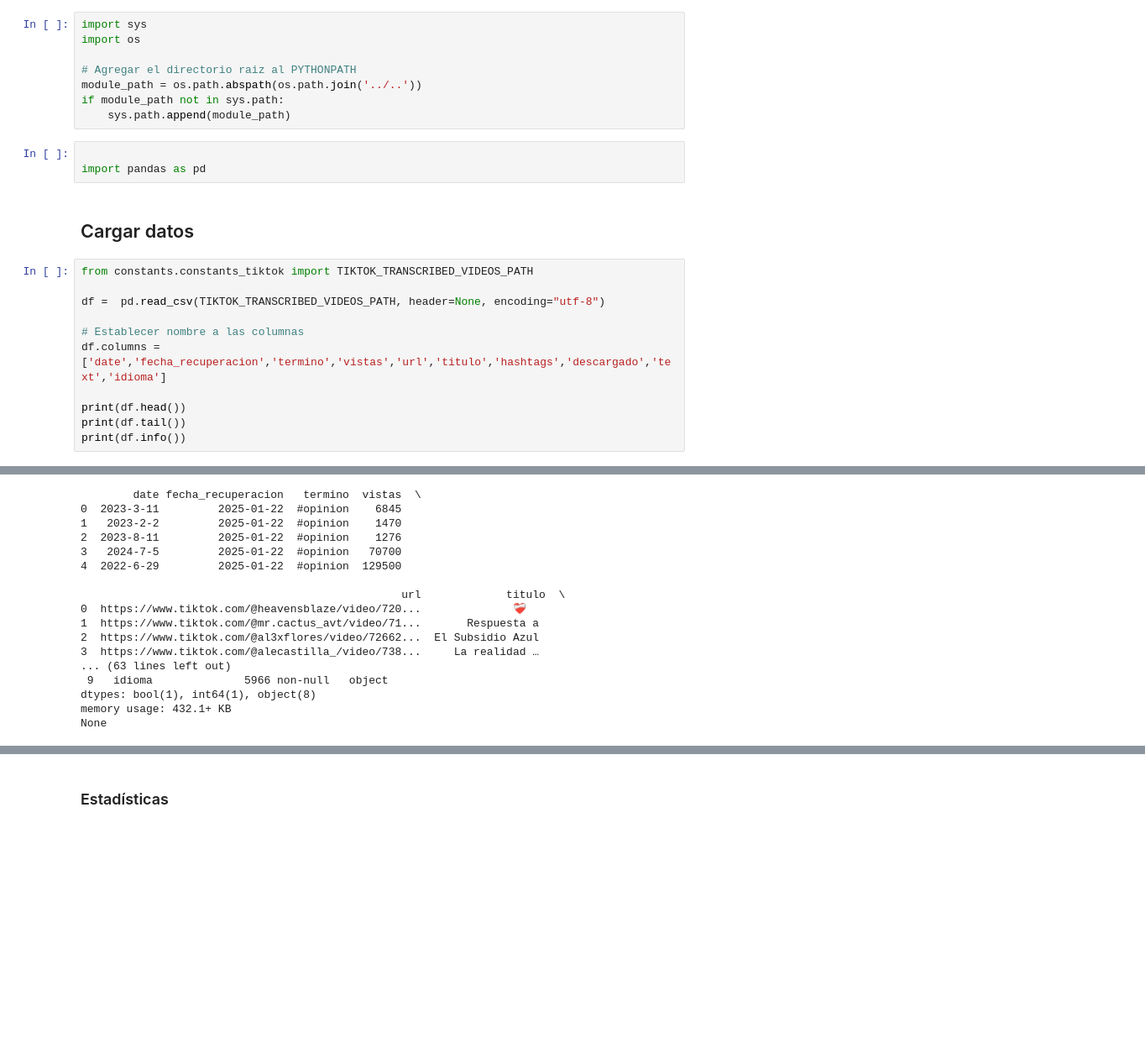
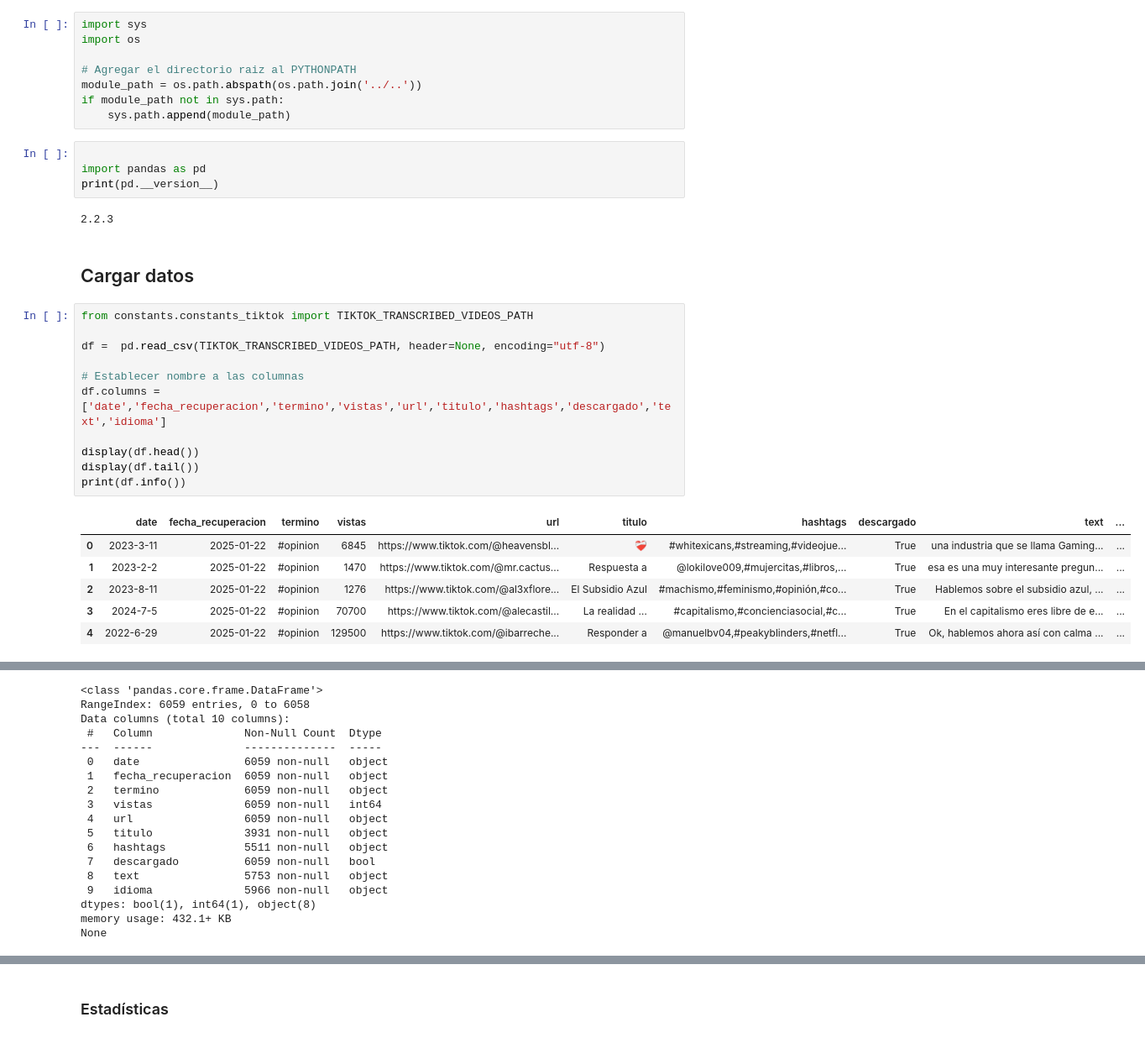
Before and after one commit to diegourielvr/sentiment_analysis, a Jupyter notebook: notebooks/tiktok/01_eda_tiktok.ipynb, the cells around one changed output, grey strips where cells are left out. Shown: that part at 84% size. Saved outputs shown, nothing was run; the diff lists cells and outputs as text; blank space fills up the shorter version.

Commit message:
Correcion EDA Tiktok

```diff
--- a/notebooks/tiktok/01_eda_tiktok.ipynb
+++ b/notebooks/tiktok/01_eda_tiktok.ipynb
@@ -11,17 +11,26 @@ if module_path not in sys.path:
 # %%
 
 import pandas as pd
+print(pd.__version__)
+# %% [output]
+2.2.3
 # %% [markdown]
 ## Cargar datos
 # %%
 from constants.constants_tiktok import TIKTOK_TRANSCRIBED_VIDEOS_PATH
 
 df =  pd.read_csv(TIKTOK_TRANSCRIBED_VIDEOS_PATH, header=None, encoding="utf-8")
 
 # Establecer nombre a las columnas
 df.columns = ['date','fecha_recuperacion','termino','vistas','url','titulo','hashtags','descargado','text','idioma']
 
-print(df.head())
-print(df.tail())
+display(df.head())
+display(df.tail())
 print(df.info())
 # %% [output]
+|  | date | fecha_recuperacion | termino | vistas | url | titulo | hashtags | descargado | text | ... |
+| 0 | 2023-3-11 | 2025-01-22 | #opinion | 6845 | https://www.tiktok.com/@heavensbl... | ❤️‍🩹 | #whitexicans,#streaming,#videojue... | True | una industria que se llama Gaming... | ... |
+| 1 | 2023-2-2 | 2025-01-22 | #opinion | 1470 | https://www.tiktok.com/@mr.cactus... | Respuesta a | @lokilove009,#mujercitas,#libros,... | True | esa es una muy interesante pregun... | ... |
+| 2 | 2023-8-11 | 2025-01-22 | #opinion | 1276 | https://www.tiktok.com/@al3xflore... | El Subsidio Azul | #machismo,#feminismo,#opinión,#co... | True | Hablemos sobre el subsidio azul, ... | ... |
+| 3 | 2024-7-5 | 2025-01-22 | #opinion | 70700 | https://www.tiktok.com/@alecastil... | La realidad … | #capitalismo,#concienciasocial,#c... | True | En el capitalismo eres libre de e... | ... |
+| 4 | 2022-6-29 | 2025-01-22 | #opinion | 129500 | https://www.tiktok.com/@ibarreche... | Responder a | @manuelbv04,#peakyblinders,#netfl... | True | Ok, hablemos ahora así con calma ... | ... |
@@ -28,16 +43,17 @@ print(df.info())
-        date fecha_recuperacion   termino  vistas  \
-0  2023-3-11         2025-01-22  #opinion    6845
-1   2023-2-2         2025-01-22  #opinion    1470
-2  2023-8-11         2025-01-22  #opinion    1276
-3   2024-7-5         2025-01-22  #opinion   70700
-4  2022-6-29         2025-01-22  #opinion  129500
-
-                                                 url             titulo  \
-0  https://www.tiktok.com/@heavensblaze/video/720...              ❤️‍🩹
-1  https://www.tiktok.com/@mr.cactus_avt/video/71...       Respuesta a
-2  https://www.tiktok.com/@al3xflores/video/72662...  El Subsidio Azul
-3  https://www.tiktok.com/@alecastilla_/video/738...     La realidad …
-... (63 lines left out)
+<class 'pandas.core.frame.DataFrame'>
+RangeIndex: 6059 entries, 0 to 6058
+Data columns (total 10 columns):
+ #   Column              Non-Null Count  Dtype
+---  ------              --------------  -----
+ 0   date                6059 non-null   object
+ 1   fecha_recuperacion  6059 non-null   object
+ 2   termino             6059 non-null   object
+ 3   vistas              6059 non-null   int64
+ 4   url                 6059 non-null   object
+ 5   titulo              3931 non-null   object
+ 6   hashtags            5511 non-null   object
+ 7   descargado          6059 non-null   bool
+ 8   text                5753 non-null   object
  9   idioma              5966 non-null   object
 dtypes: bool(1), int64(1), object(8)
 memory usage: 432.1+ KB
```
Also changed, not shown: parts of 23 cells of this notebook.
